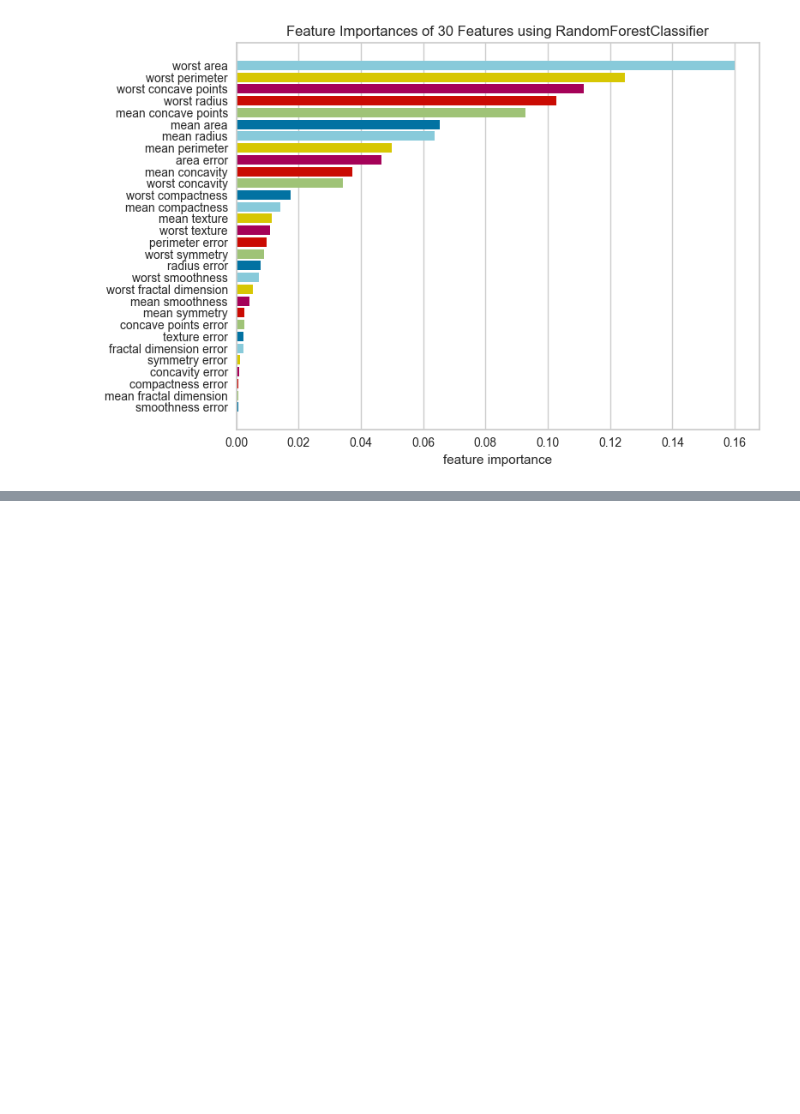
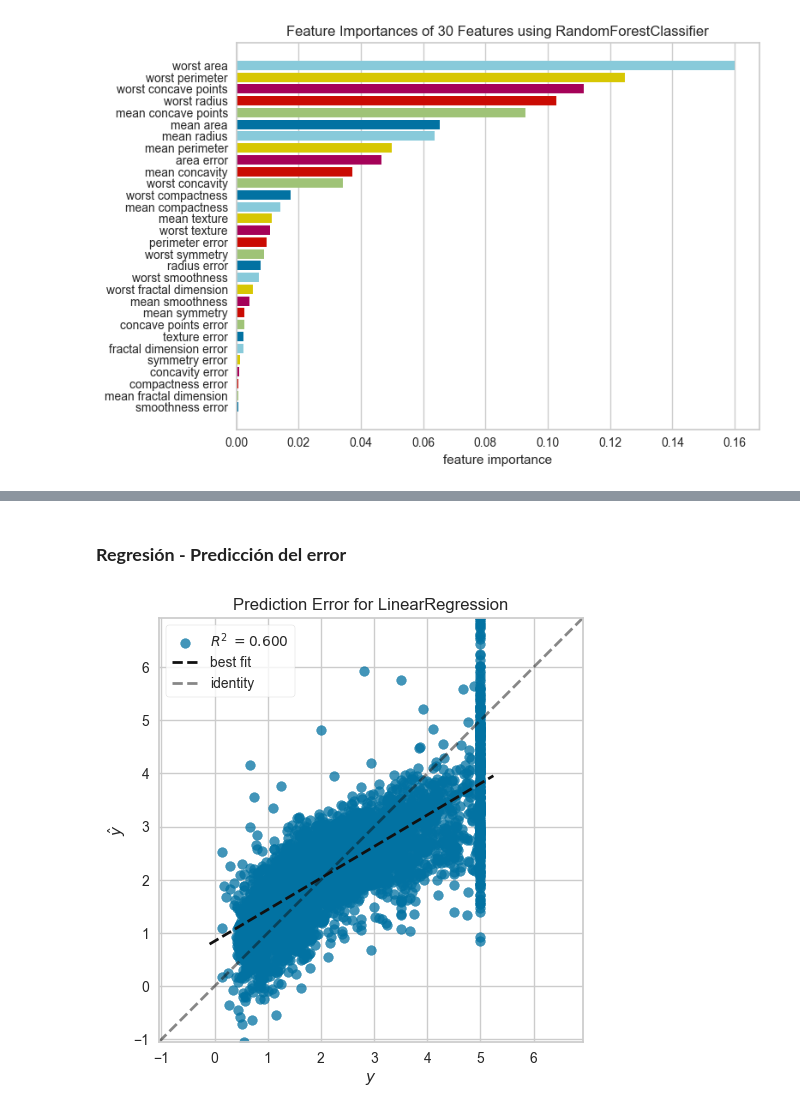
Before and after one commit to JuanFeA98/Machine_Learning, a Jupyter notebook: 04.Model_Evaluation/YellowBrick.ipynb, the cells around one changed output, grey strips where cells are left out. Cells and saved outputs as stored; diff of their text form; code cells hidden in the pictures; blank space fills up the shorter version.

```diff
--- a/04.Model_Evaluation/YellowBrick.ipynb
+++ b/04.Model_Evaluation/YellowBrick.ipynb
@@ -144,0 +176,14 @@ plt.show()
+# %% [markdown]
+### **Regresión - Predicción del error**
+# %%
+visualizer = PredictionError(
+    LinearRegression(),
+    bestfit=True
+)
+
+visualizer.fit(X_houses_train, y_houses_train)
+visualizer.score(X_houses_test, y_houses_test)
+visualizer.show()
+plt.show()
+# %% [output]
+[figure, added]
```
Also changed, not shown: parts of 6 cells of this notebook.
